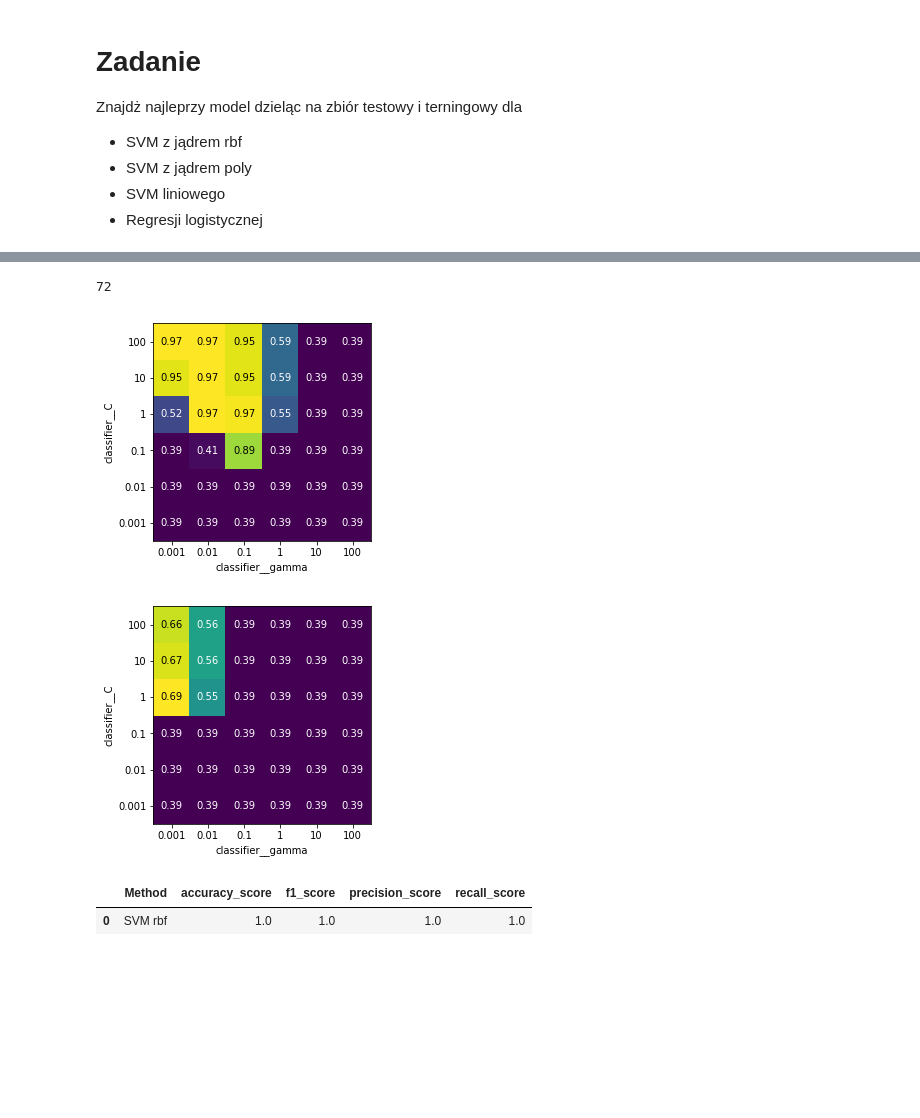
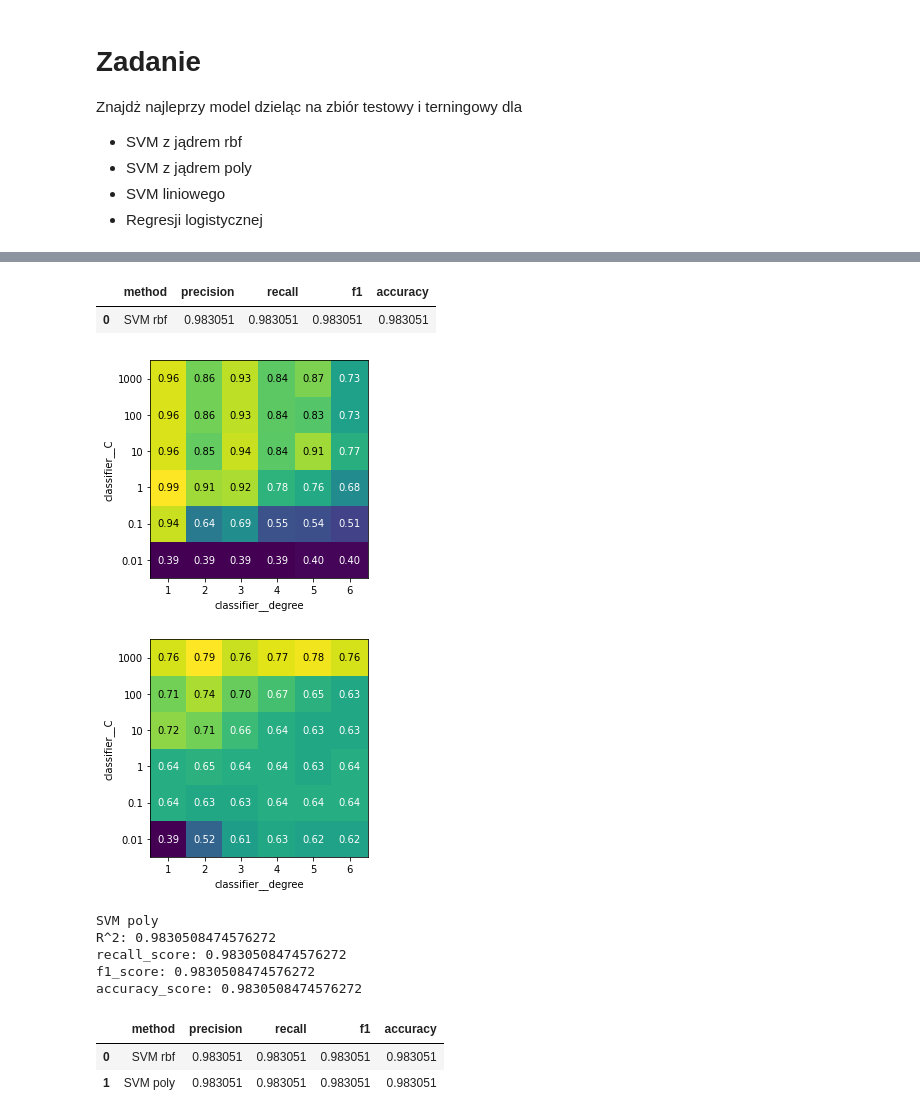
Before and after one commit to Banzanic/PSI-zadania, a Jupyter notebook: Z09_E_Pipeline_GridSearchCV.ipynb, the cells around one changed output, grey strips where cells are left out. Cells and saved outputs as stored; diff of their text form; code cells hidden in the pictures; blank space fills up the shorter version.

```diff
--- a/Z09_E_Pipeline_GridSearchCV.ipynb
+++ b/Z09_E_Pipeline_GridSearchCV.ipynb
@@ -41,4 +42,4 @@ Znajdż najleprzy model dzieląc na zbiór testowy i terningowy dla
 from sklearn.model_selection import StratifiedKFold
 
 seed=123
-kfold = StratifiedKFold(n_splits=5, random_state=seed)
+kfold = StratifiedKFold(n_splits=5, shuffle=True, random_state=seed)
@@ -47,17 +89,25 @@ from sklearn.model_selection import GridSearchCV
 from sklearn.preprocessing import StandardScaler
 from sklearn.pipeline import Pipeline
 from sklearn.svm import SVC
-
-pipe = Pipeline([('preprocessing', StandardScaler()), ('classifier', SVC())])
-
+pipe = Pipeline([('preprocessing', StandardScaler()), ('classifier', SVC(kernel='rbf'))])
 param_grid = {
             'preprocessing': [StandardScaler(), None],
             'classifier__gamma': [0.001, 0.01, 0.1, 1, 10, 100],
             'classifier__C': [0.001, 0.01, 0.1, 1, 10, 100]
 }
-
 grid_1 = GridSearchCV(pipe, param_grid, cv=kfold, return_train_score=True)
-
 grid_1.fit(X_train, y_train)
 grid_1.best_params_
+results = pd.DataFrame(grid_1.cv_results_)
+scores = np.array(results.mean_test_score).reshape(6, 6, 2)
+scores = scores[:,:,0]
+heatmap(scores, xlabel='classifier__gamma', xticklabels=param_grid['classifier__gamma'], ylabel='classifier__C', yticklabels=param_grid['classifier__C'], cmap="viridis")
+plt.show()
+scores = np.array(results.mean_test_score).reshape(6, 6, 2)
+scores = scores[:,:,1]
+heatmap(scores, xlabel='classifier__gamma', xticklabels=param_grid['classifier__gamma'], ylabel='classifier__C', yticklabels=param_grid['classifier__C'], cmap="viridis")
+plt.show()
+models.append(('SVM rbf', grid_1.best_estimator_))
+scores_1 = get_scores(*models[-1])
+print_scores(scores_1)
 # %% [output]
@@ -98,32 +121,41 @@ results = pd.DataFrame(grid_1.cv_results_)
-# %%
-len(results.mean_test_score)
-# %% [output]
-72
+# %%
+df = pd.DataFrame(data=scores_1, index=[0])
+df
+# %% [output]
+|  | method | precision | recall | f1 | accuracy |
+| 0 | SVM rbf | 0.983051 | 0.983051 | 0.983051 | 0.983051 |
 # %%
+pipe = Pipeline([('preprocessing', StandardScaler()), ('classifier', SVC(kernel='poly'))])
+param_grid = {
+            'preprocessing': [StandardScaler(), None],
+            'classifier__degree': [i+1 for i in range(6)],
+            'classifier__C': [0.01, 0.1, 1, 10, 100, 1000]
+}
+grid_2 = GridSearchCV(pipe, param_grid, cv=kfold, return_train_score=True, n_jobs=4)
+grid_2.fit(X_train, y_train)
+grid_2.best_params_
+results = pd.DataFrame(grid_2.cv_results_)
 scores = np.array(results.mean_test_score).reshape(6, 6, 2)
 scores = scores[:,:,0]
-# plot the mean cross-validation scores
-heatmap(scores, xlabel='classifier__gamma', xticklabels=param_grid['classifier__gamma'], ylabel='classifier__C', yticklabels=param_grid['classifier__C'], cmap="viridis")
+heatmap(scores, xlabel='classifier__degree', xticklabels=param_grid['classifier__degree'], ylabel='classifier__C', yticklabels=param_grid['classifier__C'], cmap="viridis")
 plt.show()
-
 scores = np.array(results.mean_test_score).reshape(6, 6, 2)
 scores = scores[:,:,1]
-# plot the mean cross-validation scores
-heatmap(scores, xlabel='classifier__gamma', xticklabels=param_grid['classifier__gamma'], ylabel='classifier__C', yticklabels=param_grid['classifier__C'], cmap="viridis")
+heatmap(scores, xlabel='classifier__degree', xticklabels=param_grid['classifier__degree'], ylabel='classifier__C', yticklabels=param_grid['classifier__C'], cmap="viridis")
 plt.show()
+models.append(('SVM poly', grid_2.best_estimator_))
+scores_2 = get_scores(*models[-1])
+print_scores(scores_2)
+df.loc[1] = scores_2
+df
 # %% [output]
-[figure, old version]
+[figure, new version]
-[figure, old version]
+[figure, new version]
+SVM poly
+R^2: 0.9830508474576272
+recall_score: 0.9830508474576272
+f1_score: 0.9830508474576272
+accuracy_score: 0.9830508474576272
+|  | method | precision | recall | f1 | accuracy |
+| 0 | SVM rbf | 0.983051 | 0.983051 | 0.983051 | 0.983051 |
+| 1 | SVM poly | 0.983051 | 0.983051 | 0.983051 | 0.983051 |
-# %%
-import pandas as pd
-d = {'precision_score': precision_score,
-     'recall_score': recall_score,
-     'f1_score': f1_score,
-     'accuracy_score' : accuracy_score
-    }
-df = pd.DataFrame(data=d)
-df.insert(loc=0, column='Method', value=['SVM rbf'])
-df
-# %% [output]
-|  | Method | accuracy_score | f1_score | precision_score | recall_score |
-| 0 | SVM rbf | 1.0 | 1.0 | 1.0 | 1.0 |
```
Also changed, not shown: parts of 9 cells of this notebook.
